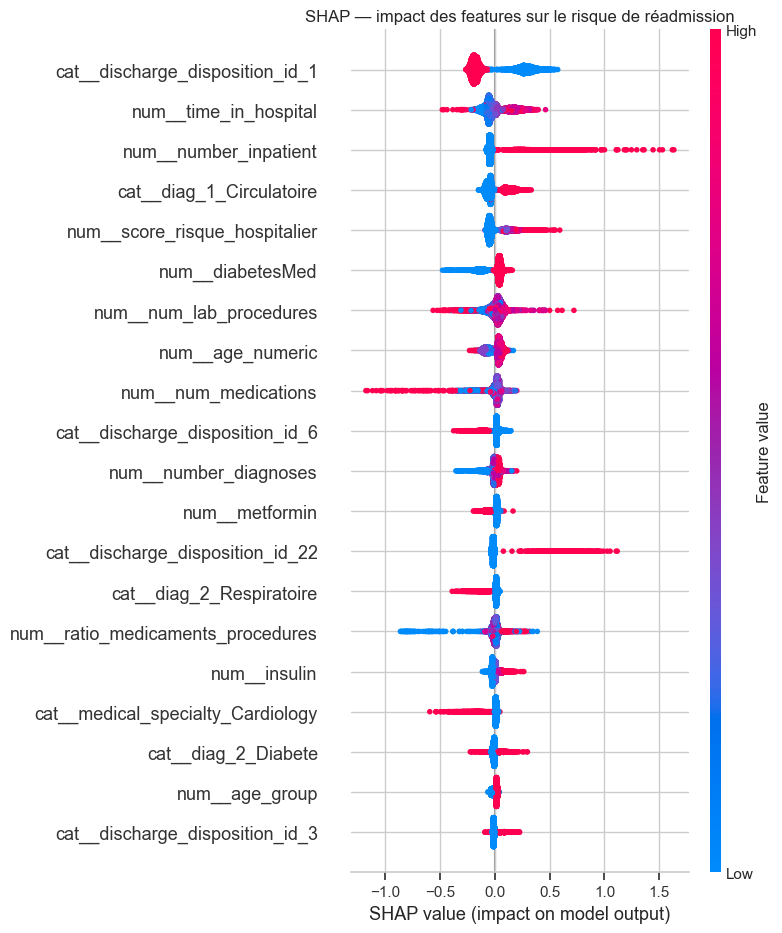
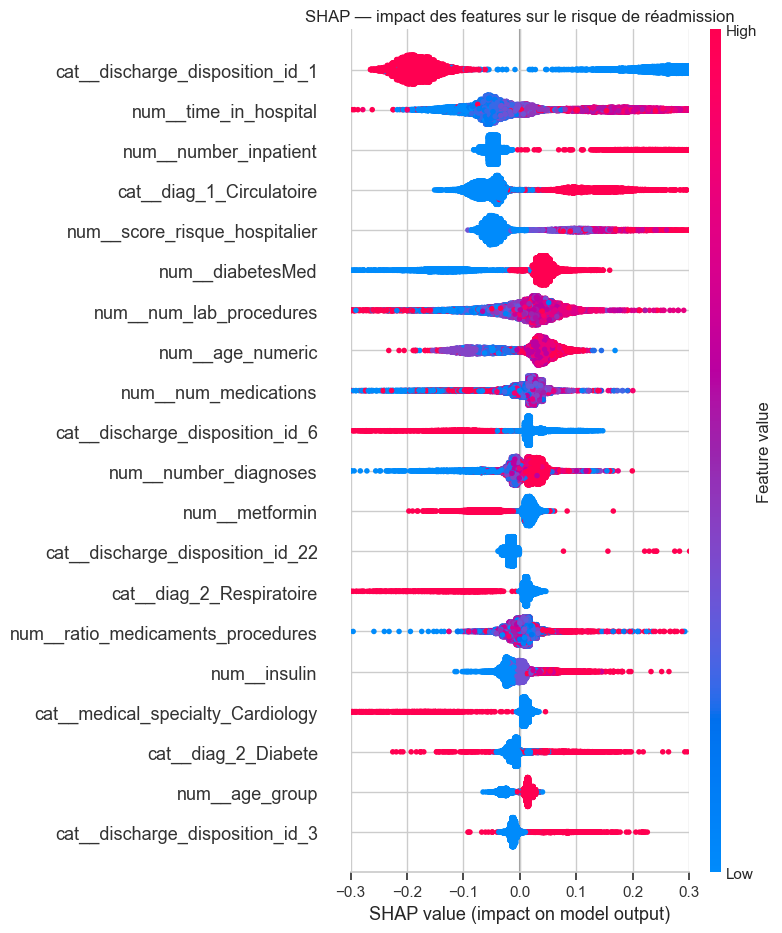
Code edit (unified diff) that turned the first committed figure into the second:
--- before
+++ after
@@ -8,4 +8,5 @@
 plt.figure()
 shap.summary_plot(shap_values_pos, X_test, max_display=20, show=False)
+plt.xlim(-0.3, 0.3)
 plt.title("SHAP — impact des features sur le risque de réadmission")
 plt.tight_layout()

Commit: Mise en place du dashboard web : API FastAPI et interface React